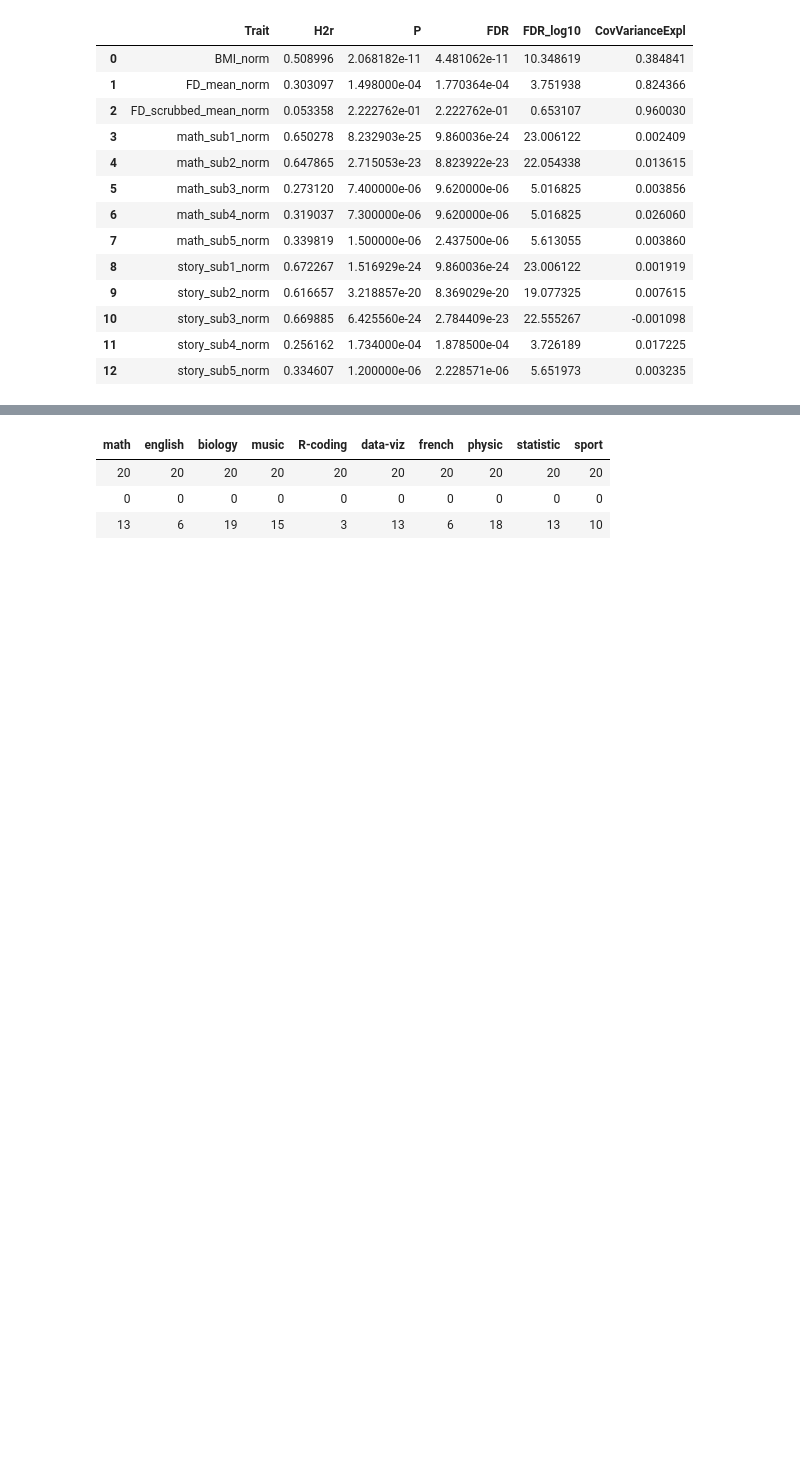
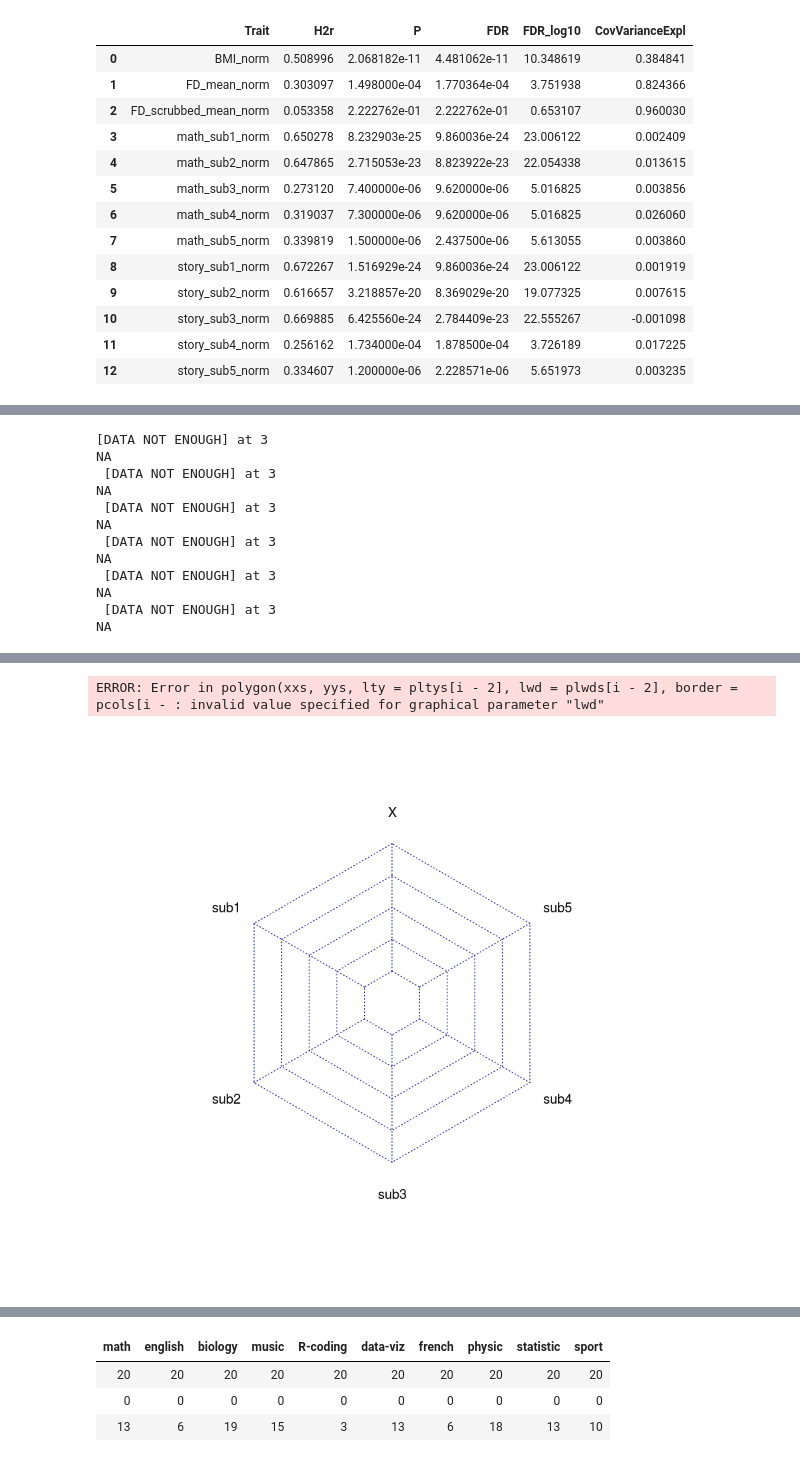
Before and after one commit to SIMEXP/hcp, a Jupyter notebook: hcp_solar_heritability_subtype_language_Exp2.ipynb, the cells around one changed output, grey strips where cells are left out. Cells and saved outputs as stored; diff of their text form; code cells hidden in the pictures; blank space fills up the shorter version.

```diff
--- a/hcp_solar_heritability_subtype_language_Exp2.ipynb
+++ b/hcp_solar_heritability_subtype_language_Exp2.ipynb
@@ -514,0 +581,7 @@ Installing package into ‘/home/yassinebha/R/x86_64-pc-linux-gnu-library/3.3’
+# %%
+# other solution
+# install.packages('fmsb')
+# Library
+library(fmsb)
+radarchart(MyData)
+# %% [output]
@@ -514,0 +591,12 @@ Installing package into ‘/home/yassinebha/R/x86_64-pc-linux-gnu-library/3.3’
+[DATA NOT ENOUGH] at 3
+NA
+ [DATA NOT ENOUGH] at 3
+NA
+ [DATA NOT ENOUGH] at 3
+NA
+ [DATA NOT ENOUGH] at 3
+NA
+ [DATA NOT ENOUGH] at 3
+NA
+ [DATA NOT ENOUGH] at 3
+NA
@@ -514,0 +610,2 @@ Installing package into ‘/home/yassinebha/R/x86_64-pc-linux-gnu-library/3.3’
+ERROR: Error in polygon(xxs, yys, lty = pltys[i - 2], lwd = plwds[i - 2], border = pcols[i - : invalid value specified for graphical parameter "lwd"
+[figure, added]
```
Also changed, not shown: parts of 18 cells of this notebook.
